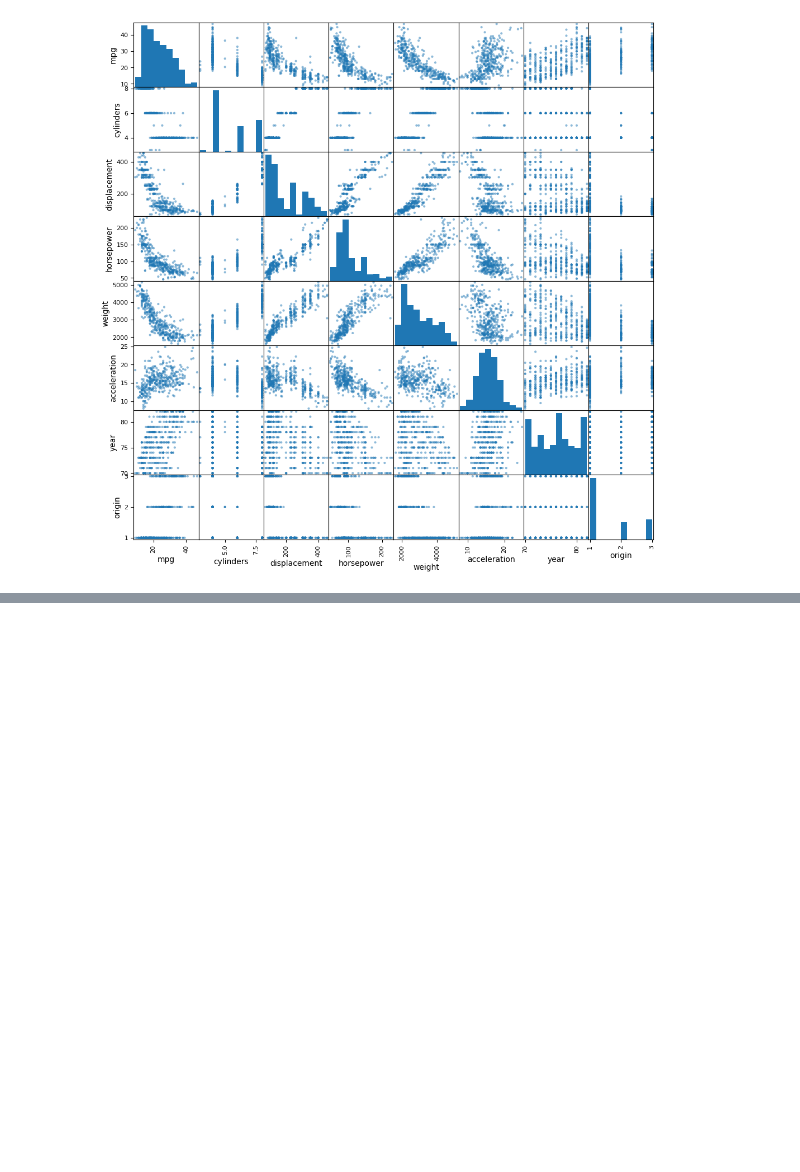
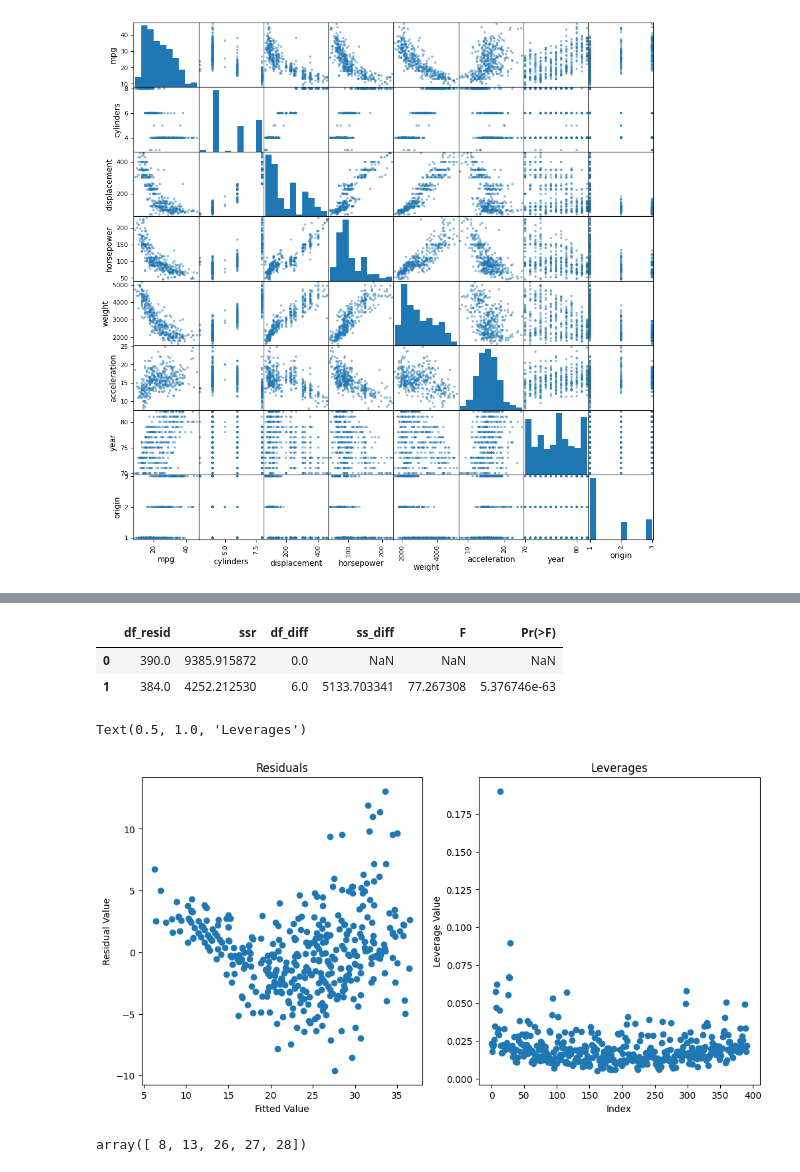
Before and after one commit to NDubelovskyi/ISLP, a Jupyter notebook: Chapter 3 Application.ipynb, the cells around one changed output, grey strips where cells are left out. Drawn from its saved outputs; the diff is of its cells as text; code cells hidden in the pictures; blank space fills up the shorter version.

Commit message:
Chapter 3 Application. Multiple Linear Regression on Auto

```diff
--- a/Chapter 3 Application.ipynb
+++ b/Chapter 3 Application.ipynb
@@ -264 +263,6 @@ sns.heatmap(Auto.corr(), annot=True, cmap='coolwarm');
 [figure]
+# %%
+cols = Auto.columns.to_list()
+cols.remove('mpg')
+X = MS(cols).fit_transform(Auto)
+X
@@ -264,0 +283,3 @@ sns.heatmap(Auto.corr(), annot=True, cmap='coolwarm');
+# %%
+y = Auto['mpg']
+y
@@ -264,0 +301,8 @@ sns.heatmap(Auto.corr(), annot=True, cmap='coolwarm');
+# %%
+model2 = sm.OLS(y, X)
+results2 = model2.fit()
+
+summarize(results2)
+# Displacement, weight, year, and origin have a statistically significant impact
+# The year coeeficient suggests that if we keep all other predictors constant and
+# only increase the year value by one unit, the response value changes by 0.7508 units
@@ -264,0 +349,38 @@ sns.heatmap(Auto.corr(), annot=True, cmap='coolwarm');
+# %%
+anova_lm(results1, results2)
+# The residual sum decresed almost by a half by adding only 6 more parameters
+# The F-statisitc is high and the p-value is extremely low
+# Thus, the evidence suggests the model has improved significantly
+# And there must be relationship between the predictors and the response
+# %% [output]
+|  | df_resid | ssr | df_diff | ss_diff | F | Pr(>F) |
+| 0 | 390.0 | 9385.915872 | 0.0 | NaN | NaN | NaN |
+| 1 | 384.0 | 4252.212530 | 6.0 | 5133.703341 | 77.267308 | 5.376746e-63 |
+# %%
+# Residuals
+fig, ax = subplots(ncols=2, figsize=(12,6))
+ax[0].scatter(results2.fittedvalues, results2.resid)
+ax[0].set_xlabel('Fitted Value')
+ax[0].set_ylabel('Residual Value')
+ax[0].set_title("Residuals")
+# Strong suggestion of non-linearity of the real data fit (residuals are U-shaped)
+
+# Leverages
+infl2 = results2.get_influence()
+hmd2 = infl2.hat_matrix_diag
+ax[1].scatter(np.arange(Auto.shape[0]), hmd2)
+ax[1].set_xlabel('Index')
+ax[1].set_ylabel('Leverage Value')
+ax[1].set_title("Leverages")
+# The leverage graph has one distinct very high observation that might skew the fit (more below)
+# %% [output]
+Text(0.5, 1.0, 'Leverages')
+[figure, added]
+# %%
+avg_lev = (len(cols) + 1) / Auto.shape[0]
+np.where(hmd2 > avg_lev * 3)[0]
+
+# 5 data points exceed the average leverage threefold
+# these might significantly skew the fit
+# %% [output]
+array([ 8, 13, 26, 27, 28])
```
Also changed, not shown: parts of 26 cells of this notebook.
